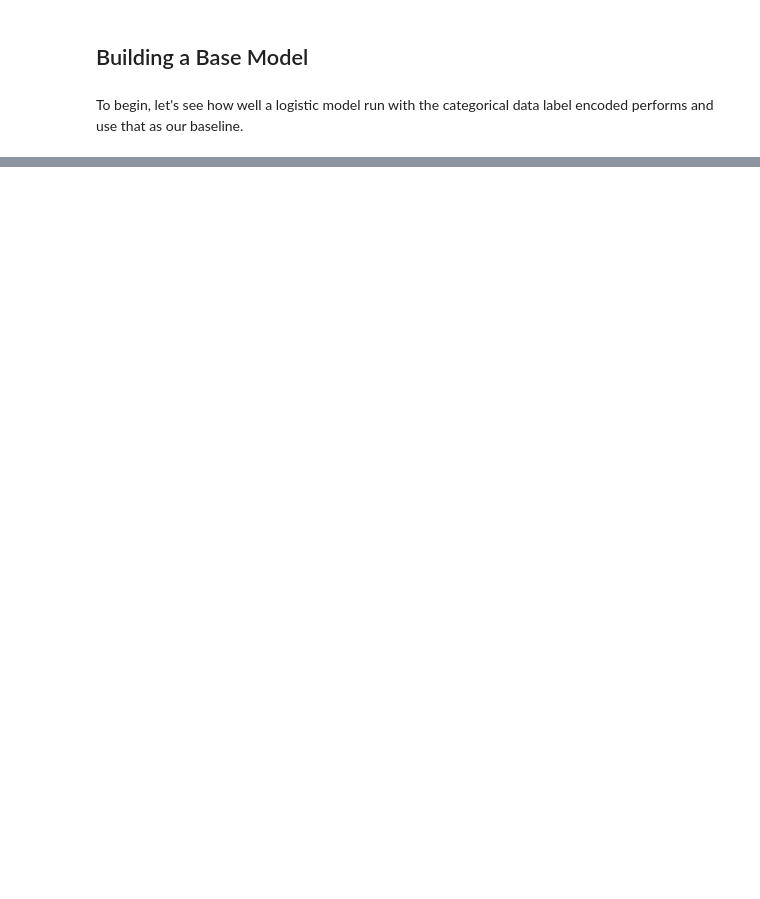
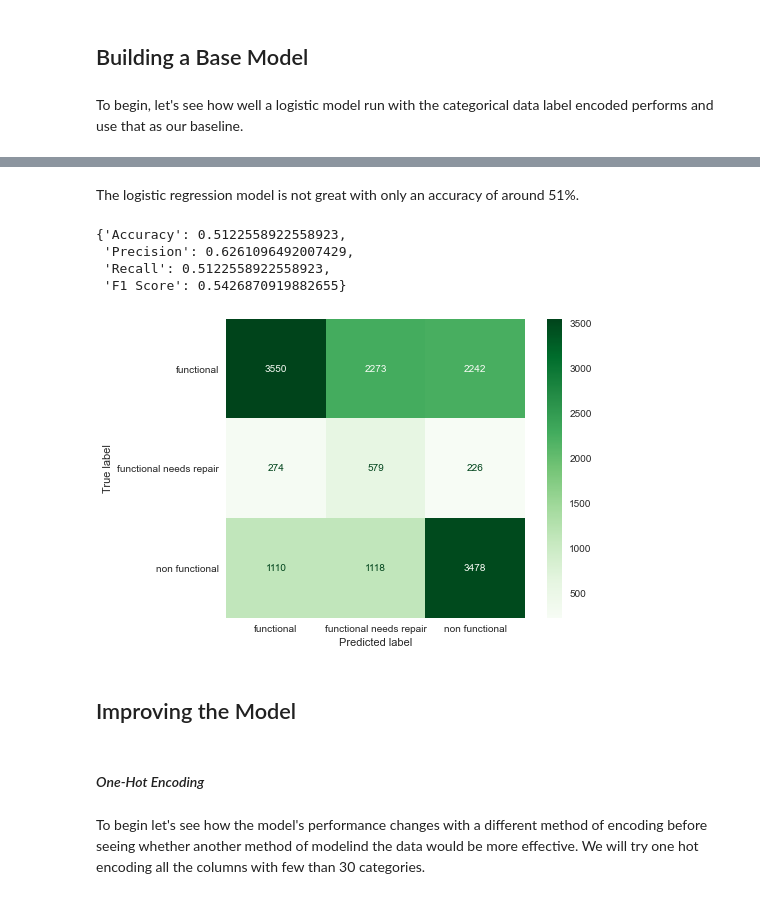
Before and after one commit to nonlocal-lia/pump_it_up_competition, a Jupyter notebook: technical_notebook.ipynb, the cells around one changed output, grey strips where cells are left out. Drawn from its saved outputs; the diff is of its cells as text; code cells hidden in the pictures; blank space fills up the shorter version.

Commit message:
Constructed Baseline Models

```diff
--- a/technical_notebook.ipynb
+++ b/technical_notebook.ipynb
@@ -942,0 +672,4 @@ To begin, let's see how well a logistic model run with the categorical data labe
+# %%
+num_fun = sum(train_labels['status_group'] == 'functional')
+num_repair = sum(train_labels['status_group'] == 'functional needs repair')
+num_nonfun = sum(train_labels['status_group'] == 'non functional')
@@ -942,0 +678,7 @@ To begin, let's see how well a logistic model run with the categorical data labe
+# %%
+weights = {0: 1, 1: num_fun/num_repair, 2: num_fun/num_nonfun}
+# %%
+ct_ordinal = ColumnTransformer(transformers=[("ord",
+                                              OrdinalEncoder(handle_unknown='use_encoded_value', unknown_value=-1),
+                                              categorical_cols)],
+                               remainder="passthrough")
@@ -942,0 +687,6 @@ To begin, let's see how well a logistic model run with the categorical data labe
+# %%
+pipe_log = Pipeline(steps=[
+    ("encode", ct_ordinal),
+    ("scale", StandardScaler()),
+    ("model", LogisticRegression(class_weight = weights, multi_class='multinomial'))])
+pipe_log.fit(X_train, y_train)
@@ -942,0 +709,2 @@ To begin, let's see how well a logistic model run with the categorical data labe
+# %% [markdown]
+The logistic regression model is not great with only an accuracy of around 51%.
@@ -942,0 +718,19 @@ To begin, let's see how well a logistic model run with the categorical data labe
+# %%
+get_scores(pipe_log, X_test, y_test)
+# %% [output]
+{'Accuracy': 0.5122558922558923,
+ 'Precision': 0.6261096492007429,
+ 'Recall': 0.5122558922558923,
+ 'F1 Score': 0.5426870919882655}
+# %%
+ConfusionMatrixDisplay.from_estimator(pipe_log, X_test, y_test, display_labels=y_label.classes_, cmap="Greens")
+plt.grid(False)
+plt.show()
+# %% [output]
+[figure, added]
+# %% [markdown]
+## Improving the Model
+# %% [markdown]
+#### *One-Hot Encoding*
+# %% [markdown]
+To begin let's see how the model's performance changes with a different method of encoding before seeing whether another method of modelind the data would be more effective. We will try one hot encoding all the columns with few than 30 categories.
```
Also changed, not shown: parts of 120 cells of this notebook.
